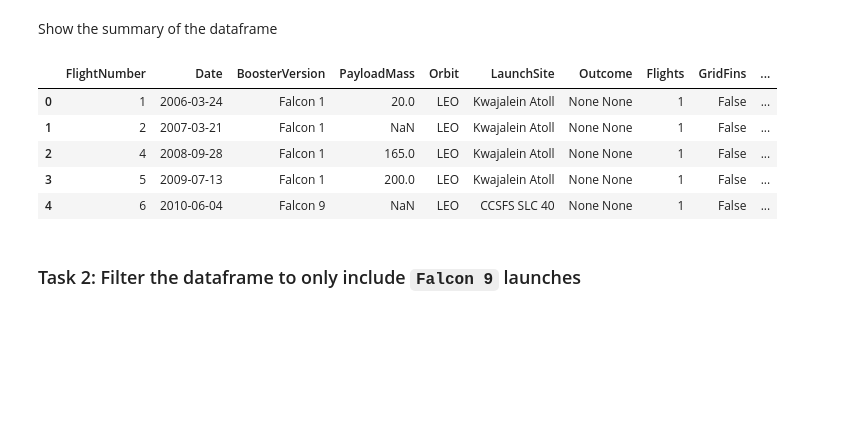
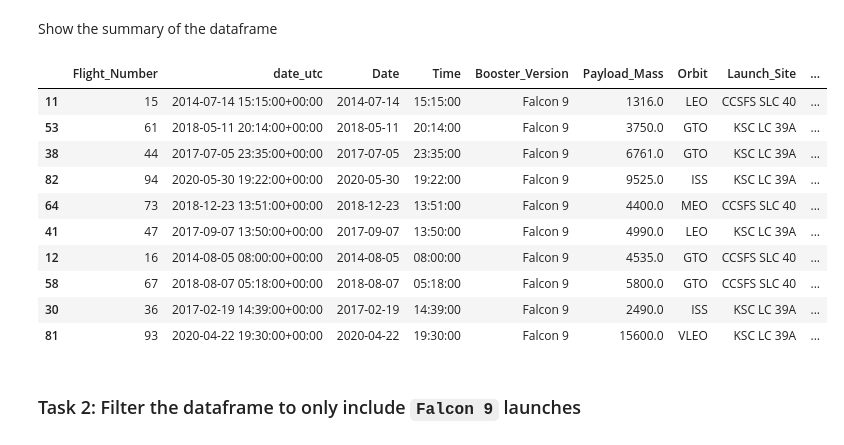
Before and after one commit to jgp-13/SpaceX_project, a Jupyter notebook: notebooks/Lab_1_Space_X_Data_API_Completed.ipynb, the cells around one changed output. Saved outputs shown, nothing was run; the diff lists cells and outputs as text; code cells hidden in the pictures; blank space fills up the shorter version.

```diff
--- a/notebooks/Lab_1_Space_X_Data_API_Completed.ipynb
+++ b/notebooks/Lab_1_Space_X_Data_API_Completed.ipynb
@@ -151,10 +152,13 @@ data['cores'] = data['cores'].map(lambda x : x[0])
 data['payloads'] = data['payloads'].map(lambda x : x[0])
 
 # Convert the date_utc to a datetime datatype and extract the date leaving the time
-data['date'] = pd.to_datetime(data['date_utc']).dt.date
+data['date_utc'] = pd.to_datetime(data['date_utc'])
+
+data['Date'] = data['date_utc'].dt.date
+data['Time'] = data['date_utc'].dt.time
 
 # Using the date, restrict the dates of the launches
-data = data[data['date'] <= datetime.date(2020, 11, 13)]
+data = data[data['date_utc'] <= pd.Timestamp('2020-11-13', tz='UTC')]
 # %% [markdown]
 - The booster name is to be learned from the `rocket`.
 
@@ -213,20 +216,23 @@ getCoreData(data)
 # %% [markdown]
 Finally, the dataset will be constructed using the data that has been obtained. The columns will be combined into a dictionary.
 # %%
-launch_dict = {'FlightNumber': list(data['flight_number']),
-'Date': list(data['date']),
-'BoosterVersion':BoosterVersion,
-'PayloadMass':PayloadMass,
+launch_dict = {'Flight_Number': list(data['flight_number']),
+'date_utc':list(data['date_utc']),
+'Date': list(data['Date']),
+'Time': list(data['Time']),
+'Booster_Version':BoosterVersion,
+'Payload_Mass':PayloadMass,
 'Orbit':Orbit,
-'LaunchSite':LaunchSite,
-'Outcome':Outcome,
+'Launch_Site':LaunchSite,
+'Mission_Outcome':Outcome,
 'Flights':Flights,
 'GridFins':GridFins,
 'Reused':Reused,
 'Legs':Legs,
-'LandingPad':LandingPad,
+'Customer':Customer,
+'Landing_Pad':LandingPad,
 'Block':Block,
-'ReusedCount':ReusedCount,
+'Reused_Count':ReusedCount,
 'Serial':Serial,
 'Longitude': Longitude,
 'Latitude': Latitude}
@@ -239,14 +245,19 @@ df = pd.DataFrame(launch_dict)
 Show the summary of the dataframe
 # %%
 # Show the head of the dataframe
-df.head()
+df.sample(10)
 # %% [output]
-|  | FlightNumber | Date | BoosterVersion | PayloadMass | Orbit | LaunchSite | Outcome | Flights | GridFins | ... |
-| 0 | 1 | 2006-03-24 | Falcon 1 | 20.0 | LEO | Kwajalein Atoll | None None | 1 | False | ... |
-| 1 | 2 | 2007-03-21 | Falcon 1 | NaN | LEO | Kwajalein Atoll | None None | 1 | False | ... |
-| 2 | 4 | 2008-09-28 | Falcon 1 | 165.0 | LEO | Kwajalein Atoll | None None | 1 | False | ... |
-| 3 | 5 | 2009-07-13 | Falcon 1 | 200.0 | LEO | Kwajalein Atoll | None None | 1 | False | ... |
-| 4 | 6 | 2010-06-04 | Falcon 9 | NaN | LEO | CCSFS SLC 40 | None None | 1 | False | ... |
+|  | Flight_Number | date_utc | Date | Time | Booster_Version | Payload_Mass | Orbit | Launch_Site | ... |
+| 11 | 15 | 2014-07-14 15:15:00+00:00 | 2014-07-14 | 15:15:00 | Falcon 9 | 1316.0 | LEO | CCSFS SLC 40 | ... |
+| 53 | 61 | 2018-05-11 20:14:00+00:00 | 2018-05-11 | 20:14:00 | Falcon 9 | 3750.0 | GTO | KSC LC 39A | ... |
+| 38 | 44 | 2017-07-05 23:35:00+00:00 | 2017-07-05 | 23:35:00 | Falcon 9 | 6761.0 | GTO | KSC LC 39A | ... |
+| 82 | 94 | 2020-05-30 19:22:00+00:00 | 2020-05-30 | 19:22:00 | Falcon 9 | 9525.0 | ISS | KSC LC 39A | ... |
+| 64 | 73 | 2018-12-23 13:51:00+00:00 | 2018-12-23 | 13:51:00 | Falcon 9 | 4400.0 | MEO | CCSFS SLC 40 | ... |
+| 41 | 47 | 2017-09-07 13:50:00+00:00 | 2017-09-07 | 13:50:00 | Falcon 9 | 4990.0 | LEO | KSC LC 39A | ... |
+| 12 | 16 | 2014-08-05 08:00:00+00:00 | 2014-08-05 | 08:00:00 | Falcon 9 | 4535.0 | GTO | CCSFS SLC 40 | ... |
+| 58 | 67 | 2018-08-07 05:18:00+00:00 | 2018-08-07 | 05:18:00 | Falcon 9 | 5800.0 | GTO | CCSFS SLC 40 | ... |
+| 30 | 36 | 2017-02-19 14:39:00+00:00 | 2017-02-19 | 14:39:00 | Falcon 9 | 2490.0 | ISS | KSC LC 39A | ... |
+| 81 | 93 | 2020-04-22 19:30:00+00:00 | 2020-04-22 | 19:30:00 | Falcon 9 | 15600.0 | VLEO | KSC LC 39A | ... |
 # %% [markdown]
 ### Task 2: Filter the dataframe to only include `Falcon 9` launches
 # %% [markdown]
```
Also changed, not shown: parts of 8 cells of this notebook, 10 other files.
